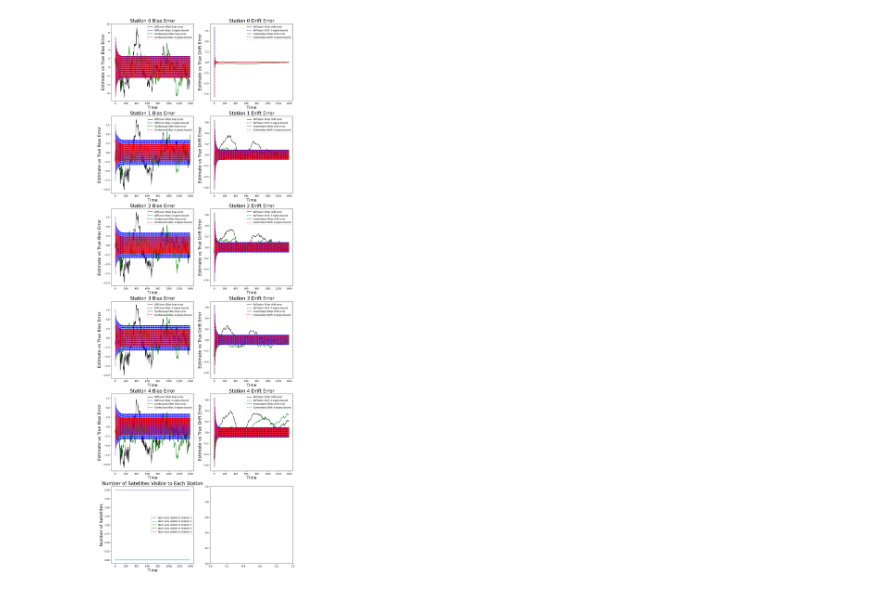
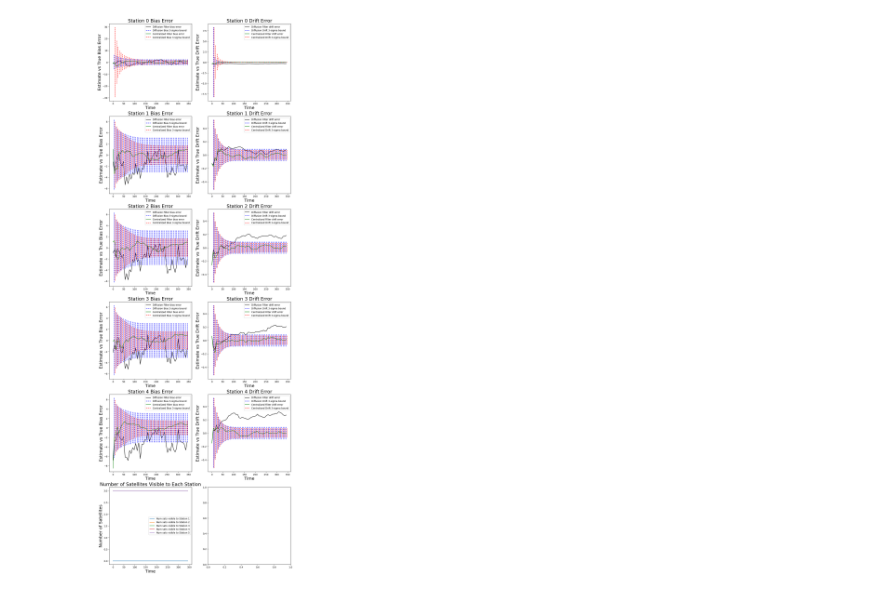
Before and after one commit to RIPS-2024-Aerospace/Aerospace-Project, a Jupyter notebook: testFilterComparison.ipynb, the cells around one changed output. Cells and saved outputs as stored; diff of their text form; code cells hidden in the pictures.

Commit message:
Measurement Sharing Centralized Filter

```diff
--- a/testFilterComparison.ipynb
+++ b/testFilterComparison.ipynb
@@ -43,12 +47,12 @@ filter_initialize(stations_ckf,D_ckf,x0,P)
 # %%
-iterations = 200
+iterations = 50
 
 # num_msmts = np.random.randint(0,10,(iterations,5))
-num_msmts = np.array([[0,2,2,2,2] for _ in range(iterations)])
+num_msmts = np.array([[0,3,3,3,3] for _ in range(iterations)])
 
-filter_outputs = run_both_filters(iterations, num_msmts,C,F_full,stations,stations_ckf, x)
+filter_outputs = run_both_filters(iterations, num_msmts,C,F_full,stations,kf, x)
 
-errors_df,errors_cf,P_hist_cf,P_hist_df,truth,measurements = filter_outputs
+errors_df,errors_cf,P_hist_cf,P_hist_df,truth,measurements,predictions_cf,predictions_df = filter_outputs
 # %%
 #Number of stations whose plots we are looking at
 k = [0,1,2,3,4]
@@ -56,51 +60,51 @@ k = [0,1,2,3,4]
 num_rows = len(k)
 fig,axs = plt.subplots(num_rows+1,2, figsize=(14, 7*(num_rows+1)))
 t_hist = np.arange(0, dt*iterations, dt)
-t_hist_cf = np.arange(3.5, dt*iterations, dt)
+t_hist_cf = np.arange(3, dt*iterations, dt)
 
+errors_cf = np.array(errors_cf).squeeze()
+P_hist_cf = np.array(P_hist_cf)
 
 for inx,i in enumerate(k):
     #Diffusion Filter Error Plots
     axs[inx][0].plot(t_hist, errors_df[:, i,0,0], 'k', label = "Diffusion Filter bias error")
     bias_cov = 3*np.sqrt(P_hist_df[:, i,0,0])
     axs[inx][0].plot(np.vstack([t_hist[1], t_hist[1]]), np.vstack([bias_cov[1], -bias_cov[1]]), 'b--', label = "Diffusion Bias 3-sigma bound")
     axs[inx][0].plot(np.vstack([t_hist[2:], t_hist[2:]]), np.vstack([bias_cov[2:], -bias_cov[2:]]), 'b--')
-
-    axs[inx][0].plot(t_hist_cf, errors_cf[:, i,0,0], 'g', label = "Centralized Filter bias error")
-    bias_cov = 3*np.sqrt(P_hist_cf[:, i,0,0])
-    axs[inx][0].plot(np.vstack([t_hist_cf[1], t_hist_cf[1]]), np.vstack([bias_cov[1], -bias_cov[1]]), 'r--', label = "Centralized Bias 3-sigma bound")
-    axs[inx][0].plot(np.vstack([t_hist_cf[2:], t_hist_cf[2:]]), np.vstack([bias_cov[2:], -bias_cov[2:]]), 'r--')
-
+    error_bias_cf = errors_cf[:, 2*i]
+    bias_cov_k = 3*np.sqrt(P_hist_cf[:, 2*i, 2*i])
+    axs[inx][0].plot(t_hist, error_bias_cf, label=f'Centralized Filter bias error',color = "green")
+    axs[inx][0].plot(np.vstack([t_hist_cf[1], t_hist_cf[1]]), np.vstack([bias_cov_k[1], -bias_cov_k[1]]), 'r--',label = "Centralized Bias 3-sigma bound")
+    axs[inx][0].plot(np.vstack([t_hist_cf[2:], t_hist_cf[2:]]), np.vstack([bias_cov_k[2:], -bias_cov_k[2:]]), 'r--')
     axs[inx][0].legend()
     axs[inx][0].set_title("Station "+str(i)+" Bias Error", fontsize = 20)
     axs[inx][0].set_xlabel("Time", fontsize = 18)
     axs[inx][0].set_ylabel("Estimate vs True Bias Error", fontsize = 18)
 
     axs[inx][1].plot(t_hist, errors_df[:, i,1,0], 'k', label = "Diffusion Filter drift error")
     drift_cov = 3*np.sqrt(P_hist_df[:, i,1,1])
     axs[inx][1].plot(np.vstack([t_hist[1], t_hist[1]]), np.vstack([drift_cov[1], -drift_cov[1]]), 'b--', label = "Diffusion Drift 3-sigma bound")
     axs[inx][1].plot(np.vstack([t_hist[2:], t_hist[2:]]), np.vstack([drift_cov[2:], -drift_cov[2:]]), 'b--')
-
-    axs[inx][1].plot(t_hist, errors_cf[:, i,1,0], 'g', label = "Centralized Filter drift error")
-    drift_cov = 3*np.sqrt(P_hist_cf[:, i,1,1])
-    axs[inx][1].plot(np.vstack([t_hist_cf[1], t_hist_cf[1]]), np.vstack([drift_cov[1], -drift_cov[1]]), 'r--', label = "Centralized Drift 3-sigma bound")
-    axs[inx][1].plot(np.vstack([t_hist_cf[2:], t_hist_cf[2:]]), np.vstack([drift_cov[2:], -drift_cov[2:]]), 'r--')
-
+    error_drift = errors_cf[:, 2*i+1]
+    drift_cov_k = 3*np.sqrt(P_hist_cf[:, 2*i+1, 2*i+1])
+    axs[inx][1].plot(t_hist, error_drift, label=f'Centralized Filter drift error',color = "green")
+    axs[inx][1].plot(np.vstack([t_hist_cf[1], t_hist_cf[1]]), np.vstack([drift_cov_k[1], -drift_cov_k[1]]), 'r--', label = "Centralized Drift 3-sigma bound")
+    axs[inx][1].plot(np.vstack([t_hist_cf[2:], t_hist_cf[2:]]), np.vstack([drift_cov_k[2:], -drift_cov_k[2:]]), 'r--')
     axs[inx][1].legend()
     axs[inx][1].set_title("Station "+str(i)+" Drift Error", fontsize = 20)
     axs[inx][1].set_xlabel("Time", fontsize = 18)
     axs[inx][1].set_ylabel("Estimate vs True Drift Error", fontsize = 18)
 
 for i in range(n):
     axs[-1][0].plot(t_hist,num_msmts[:,i], label = f"Num sats visible to Station {i+1}")
 
 axs[-1][0].legend()
 axs[-1][0].set_title("Number of Satellites Visible to Each Station", fontsize = 20)
 axs[-1][0].set_xlabel("Time", fontsize = 18)
 axs[-1][0].set_ylabel("Number of Satellites", fontsize = 18)
 
 
 
 plt.show()
 # %% [output]
-[figure, old version]
+[figure, new version]
```
Also changed, not shown: parts of 1 cell of this notebook, 3 other files.
